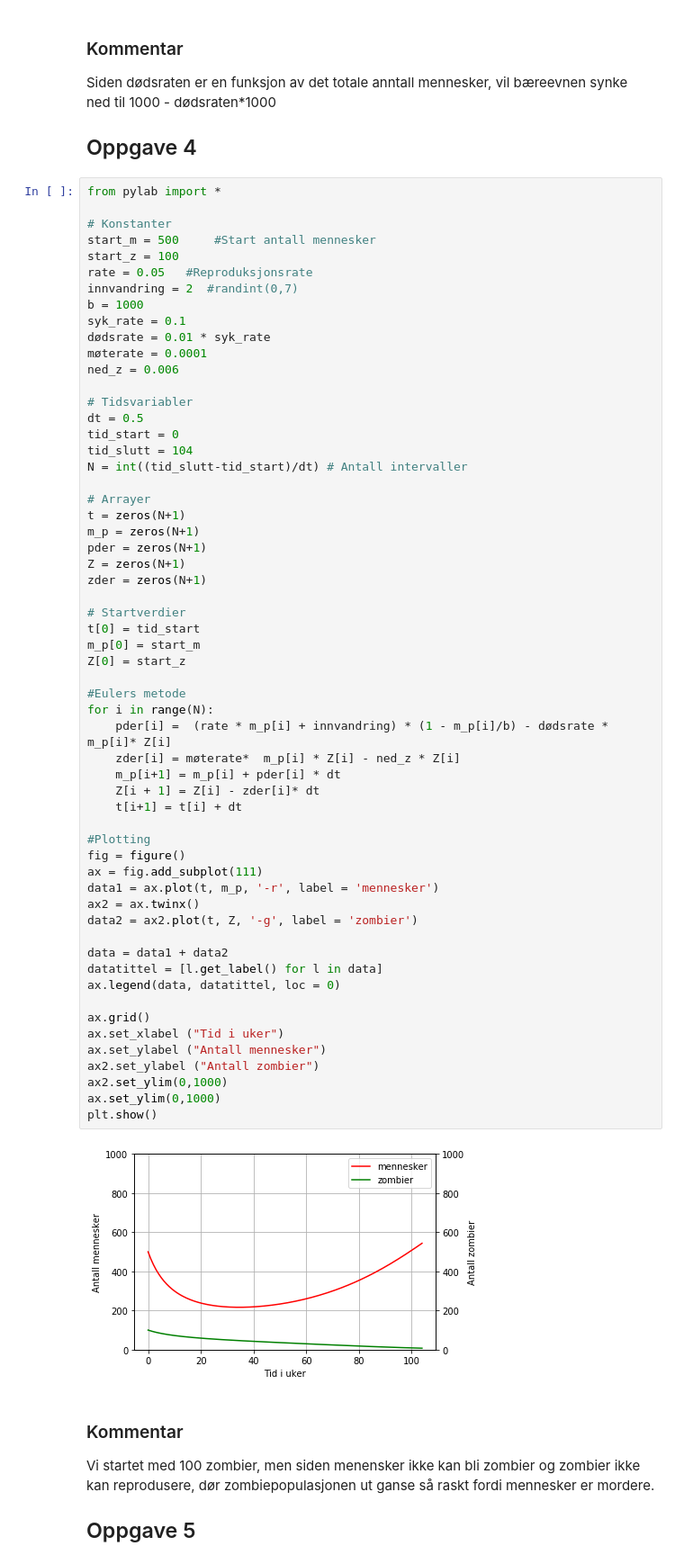
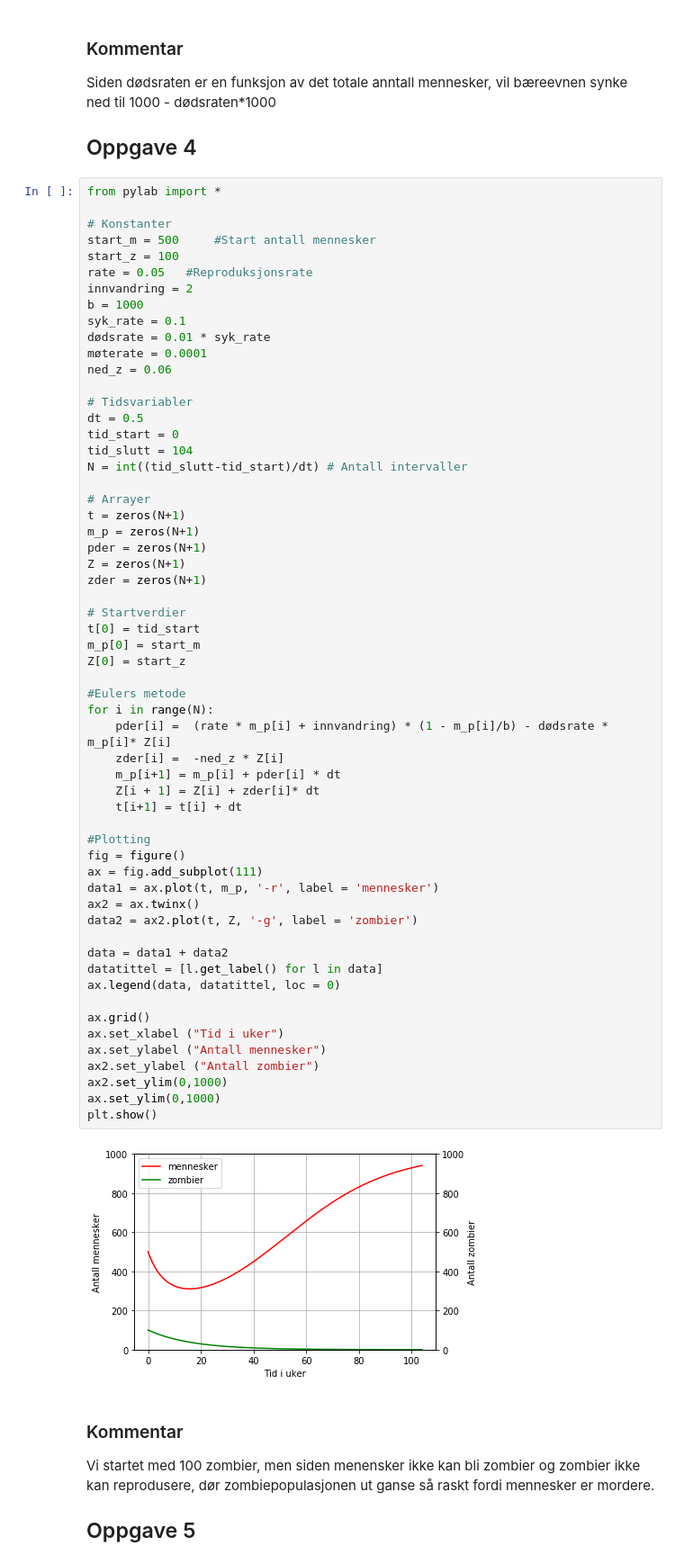
Before and after one commit to alexcieplak/Zombie-prosjekt, a Jupyter notebook: Zombie - prosjektoppgave .ipynb, the cells around one changed output. Shown at 90% size. Saved outputs shown, nothing was run; the diff lists cells and outputs as text.

```diff
--- a/Zombie - prosjektoppgave .ipynb
+++ b/Zombie - prosjektoppgave .ipynb
@@ -170,12 +170,12 @@ from pylab import *
 start_m = 500     #Start antall mennesker
 start_z = 100
 rate = 0.05   #Reproduksjonsrate
-innvandring = 2  #randint(0,7)
+innvandring = 2
 b = 1000
 syk_rate = 0.1
 dødsrate = 0.01 * syk_rate
 møterate = 0.0001
-ned_z = 0.006
+ned_z = 0.06
 
 # Tidsvariabler
 dt = 0.5
@@ -193,36 +193,36 @@ zder = zeros(N+1)
 # Startverdier
 t[0] = tid_start
 m_p[0] = start_m
 Z[0] = start_z
 
 #Eulers metode
 for i in range(N):
     pder[i] =  (rate * m_p[i] + innvandring) * (1 - m_p[i]/b) - dødsrate * m_p[i]* Z[i]
-    zder[i] = møterate*  m_p[i] * Z[i] - ned_z * Z[i]
+    zder[i] =  -ned_z * Z[i]
     m_p[i+1] = m_p[i] + pder[i] * dt
-    Z[i + 1] = Z[i] - zder[i]* dt
+    Z[i + 1] = Z[i] + zder[i]* dt
     t[i+1] = t[i] + dt
 
 #Plotting
 fig = figure()
 ax = fig.add_subplot(111)
 data1 = ax.plot(t, m_p, '-r', label = 'mennesker')
 ax2 = ax.twinx()
 data2 = ax2.plot(t, Z, '-g', label = 'zombier')
 
 data = data1 + data2
 datatittel = [l.get_label() for l in data]
 ax.legend(data, datatittel, loc = 0)
 
 ax.grid()
 ax.set_xlabel ("Tid i uker")
 ax.set_ylabel ("Antall mennesker")
 ax2.set_ylabel ("Antall zombier")
 ax2.set_ylim(0,1000)
 ax.set_ylim(0,1000)
 plt.show()
 # %% [output]
-[figure, old version]
+[figure, new version]
 # %% [markdown]
 ### Kommentar
 Vi startet med 100 zombier, men siden menensker ikke kan bli zombier og zombier ikke kan reprodusere, dør zombiepopulasjonen ut ganse så raskt fordi mennesker er mordere.
```
Also changed, not shown: parts of 5 cells of this notebook.
